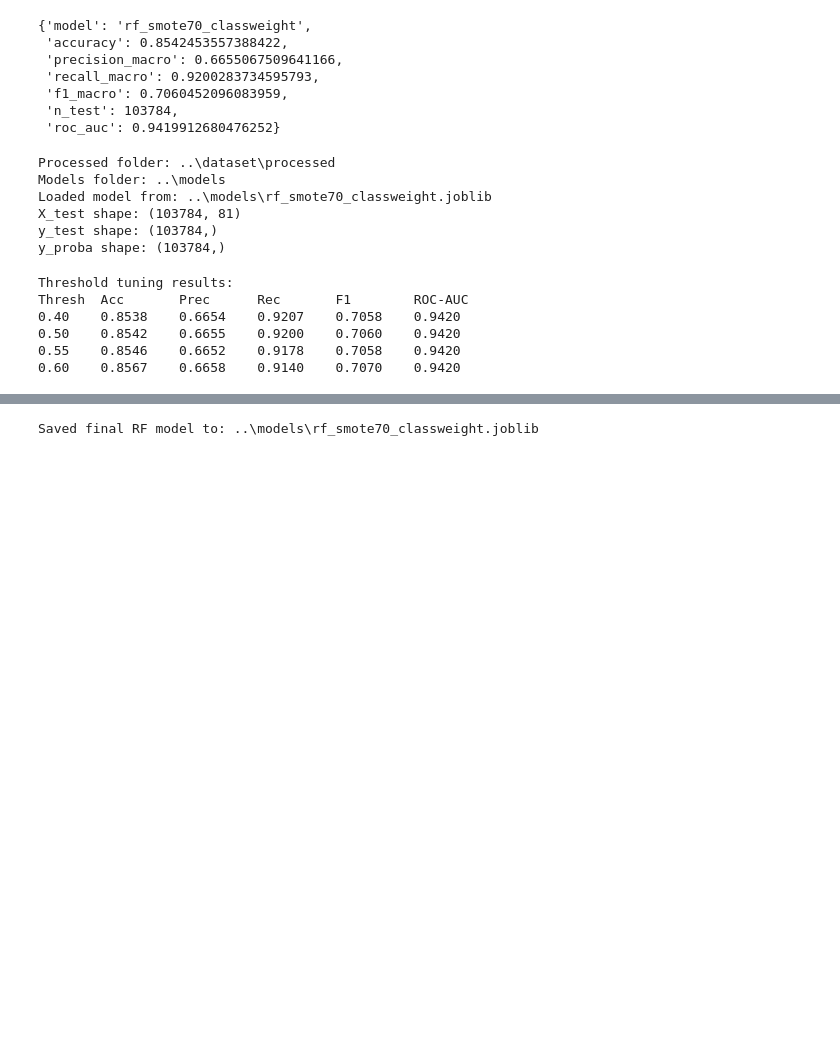
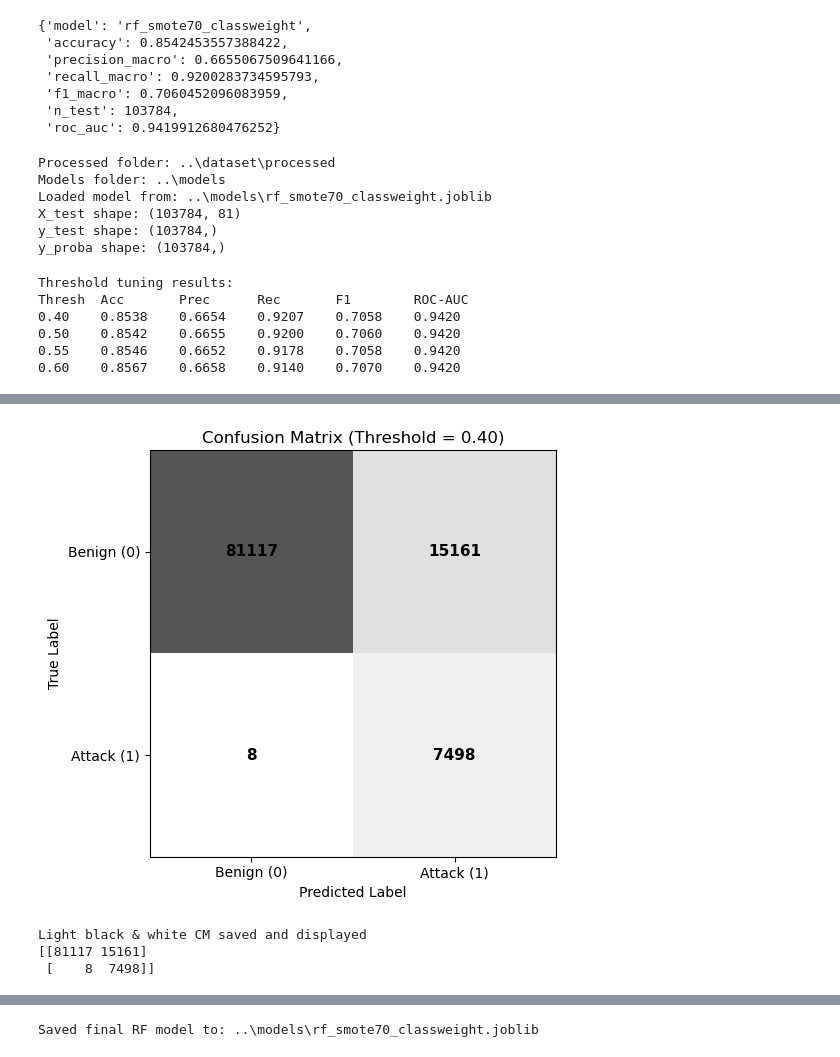
Before and after one commit to AizenShrestha/RF-IDS-Console, a Jupyter notebook: notebooks/03_model_development.ipynb, the cells around one changed output, grey strips where cells are left out. Saved outputs shown, nothing was run; the diff lists cells and outputs as text; code cells hidden in the pictures; blank space fills up the shorter version.

```diff
--- a/notebooks/03_model_development.ipynb
+++ b/notebooks/03_model_development.ipynb
@@ -246,0 +203,60 @@ Confusion Matrix (Benign=0, Attack=1):
+# %%
+from sklearn.metrics import confusion_matrix
+import matplotlib.pyplot as plt
+import numpy as np
+
+# --- Apply fixed 0.40 threshold ---
+threshold = 0.40
+y_pred_04 = (y_proba >= threshold).astype(int)
+
+# --- Compute Confusion Matrix ---
+cm = confusion_matrix(y_test, y_pred_04)
+
+class_names = ["Benign (0)", "Attack (1)"]
+
+# --- LIGHT BLACK & WHITE PLOT ---
+fig, ax = plt.subplots(figsize=(6, 5))
+
+# Force light grayscale range so it doesn't go black
+im = ax.imshow(
+    cm,
+    cmap="gray_r",   # reversed gray (white = high, dark = low)
+    vmin=0,
+    vmax=cm.max() * 1.5   # stretches contrast to avoid dark blocks
+)
+
+# Titles & labels
+ax.set_title("Confusion Matrix (Threshold = 0.40)")
+ax.set_xlabel("Predicted Label")
+ax.set_ylabel("True Label")
+
+# Tick labels
+ax.set_xticks([0, 1])
+ax.set_yticks([0, 1])
+ax.set_xticklabels(class_names)
+ax.set_yticklabels(class_names)
+
+# Always-visible numbers
+for i in range(2):
+    for j in range(2):
+        ax.text(
+            j, i, cm[i, j],
+            ha="center", va="center",
+            color="black", fontsize=11, fontweight="bold"
+        )
+
+plt.tight_layout()
+
+# Save clean figure
+plt.savefig(RES_FIG / "rf_confusion_matrix_thresh_0_40_bw_light.png", dpi=150)
+
+# Show in notebook
+plt.show()
+
+print("Light black & white CM saved and displayed")
+print(cm)
+# %% [output]
+[figure, added]
+Light black & white CM saved and displayed
+[[81117 15161]
+ [    8  7498]]
```
Also changed, not shown: parts of 4 cells of this notebook, 3 other files.
